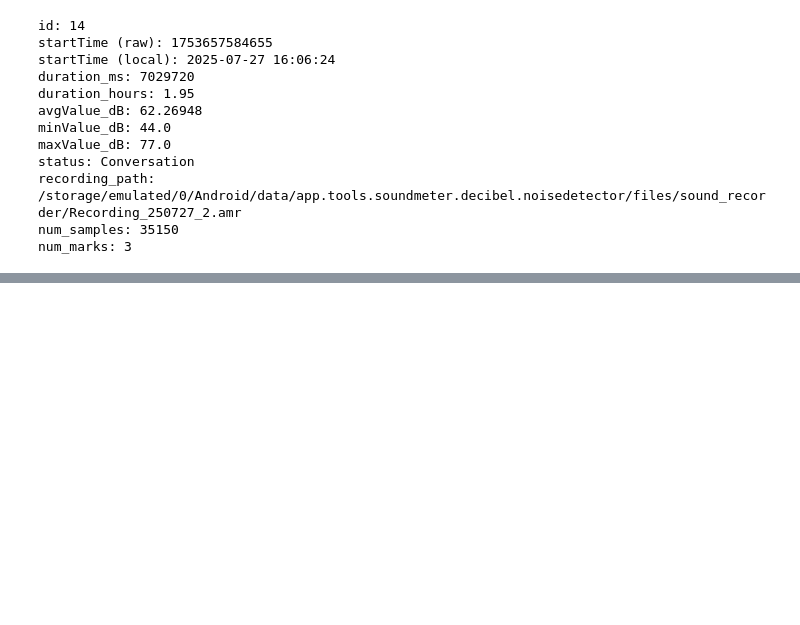
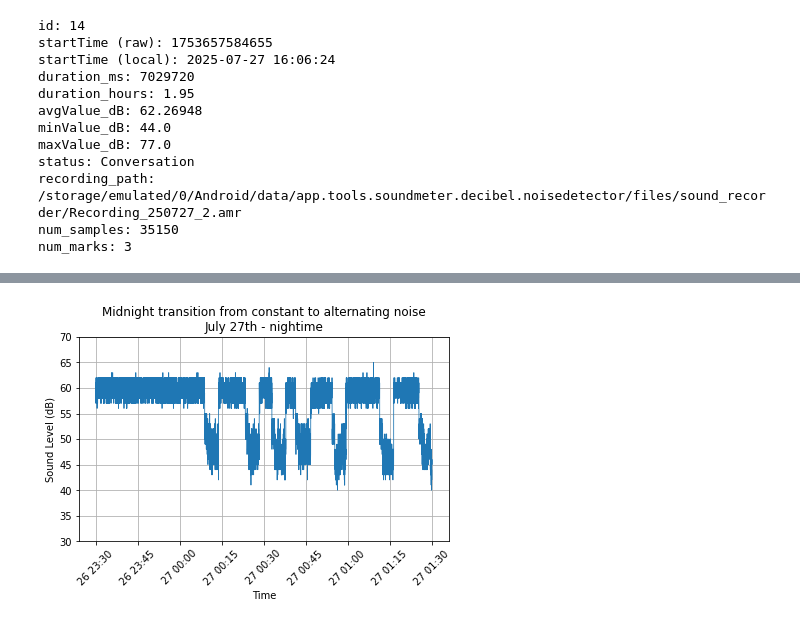
Before and after one commit to EnricoBorriello/Noise-Measurements, a Jupyter notebook: plots.ipynb, the cells around one changed output, grey strips where cells are left out. Cells and saved outputs as stored; diff of their text form; code cells hidden in the pictures; blank space fills up the shorter version.

```diff
--- a/plots.ipynb
+++ b/plots.ipynb
@@ -233,0 +337,8 @@ num_marks: 3
+# %%
+plot_noise_from_file(
+    "data/unit5062_2025_July_27th_night.json", title = 'Midnight transition from constant to alternating noise\nJuly 27th - nightime',
+    start_time=datetime(2025, 7, 26, 23, 30, 0),
+    end_time=datetime(  2025, 7, 27, 1, 30, 0)
+)
+# %% [output]
+[figure, added]
```
Also changed, not shown: parts of 13 cells of this notebook, 3 other files.
